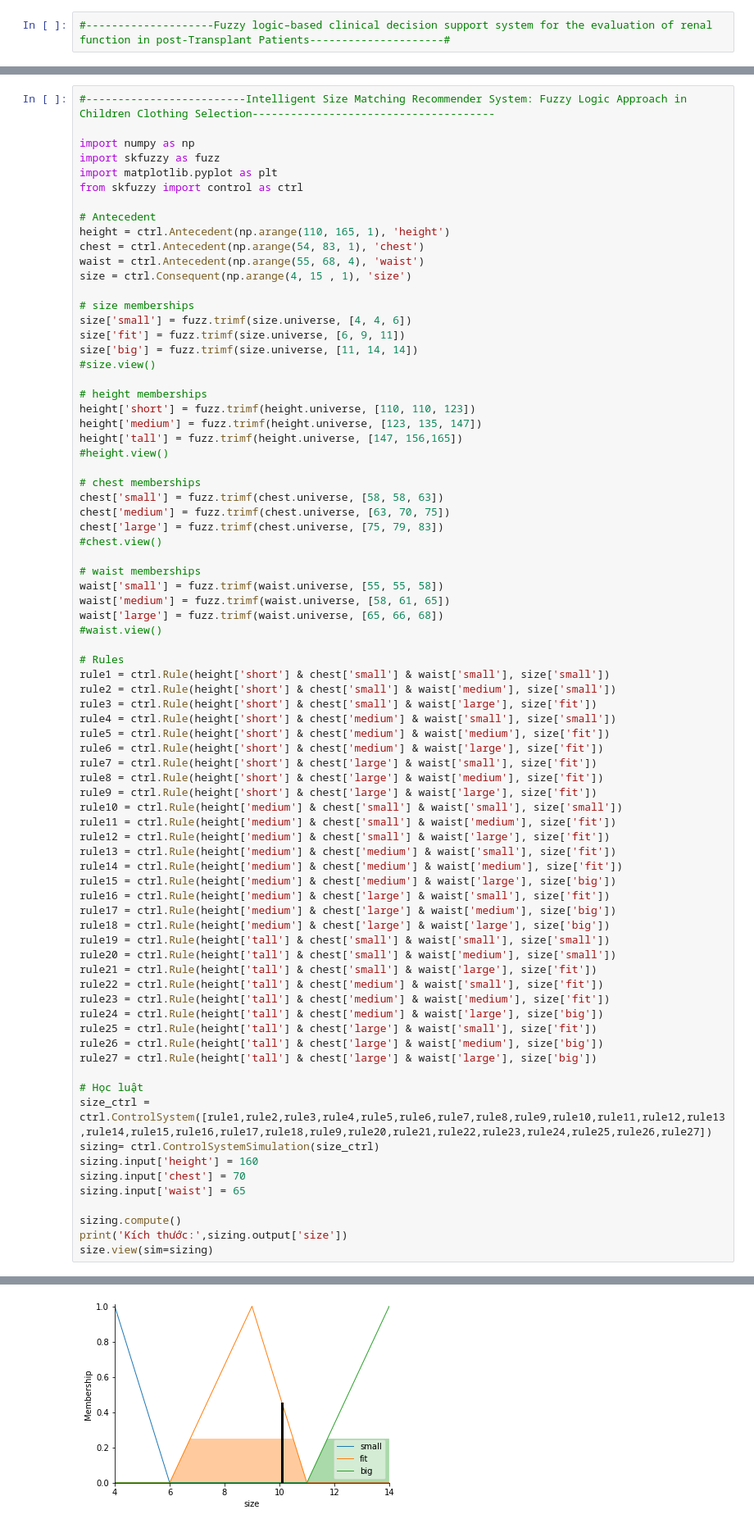
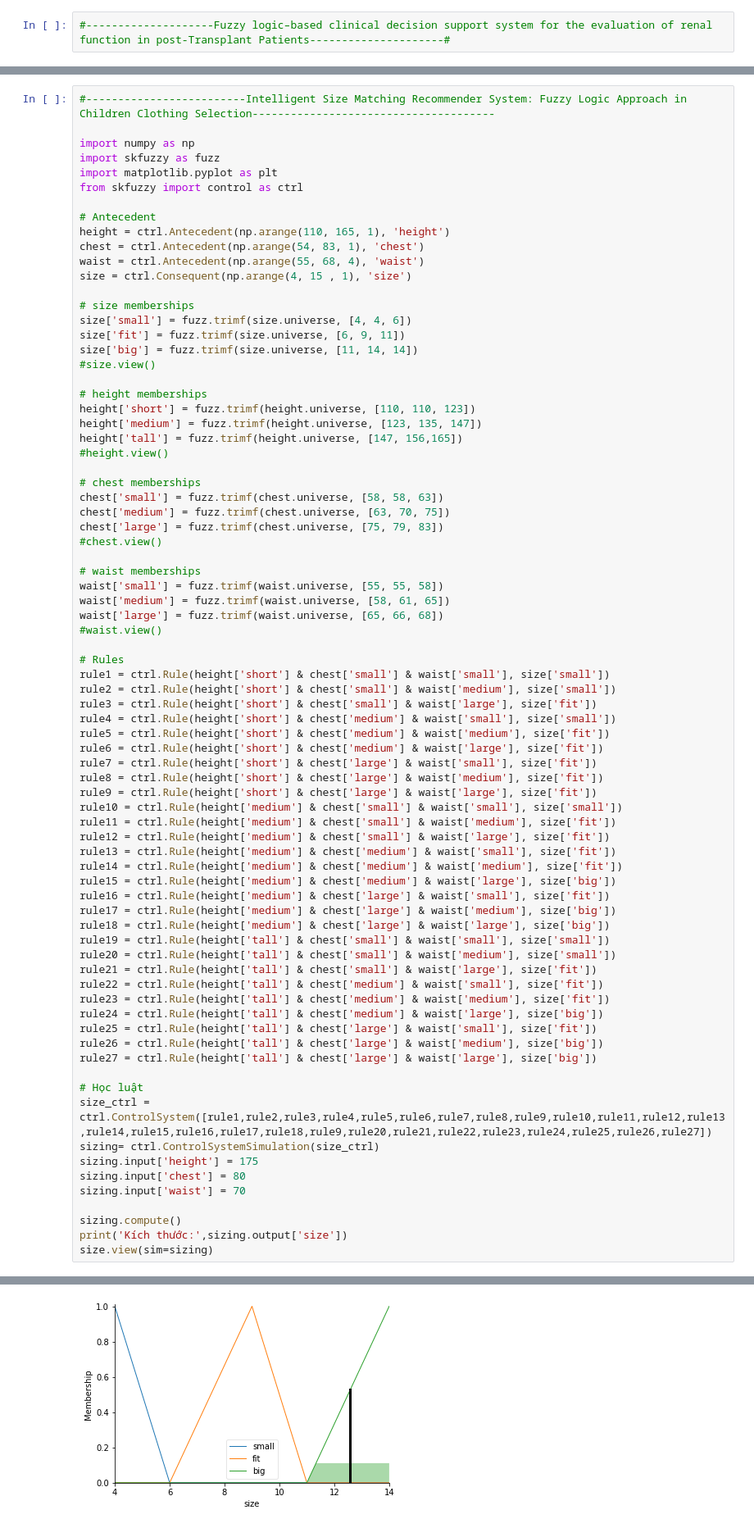
Before and after one commit to Shinhuynry/AI, a Jupyter notebook: Homework_Fuzzy_logic(week5).ipynb, the cells around one changed output, grey strips where cells are left out. Shown at 82% size. Drawn from its saved outputs; the diff is of its cells as text.

```diff
--- a/Homework_Fuzzy_logic(week5).ipynb
+++ b/Homework_Fuzzy_logic(week5).ipynb
@@ -373,9 +373,9 @@ rule27 = ctrl.Rule(height['tall'] & chest['large'] & waist['large'], size['big']
 # Học luật
 size_ctrl = ctrl.ControlSystem([rule1,rule2,rule3,rule4,rule5,rule6,rule7,rule8,rule9,rule10,rule11,rule12,rule13,rule14,rule15,rule16,rule17,rule18,rule9,rule20,rule21,rule22,rule23,rule24,rule25,rule26,rule27])
 sizing= ctrl.ControlSystemSimulation(size_ctrl)
-sizing.input['height'] = 160
-sizing.input['chest'] = 70
-sizing.input['waist'] = 65
+sizing.input['height'] = 175
+sizing.input['chest'] = 80
+sizing.input['waist'] = 70
 
 sizing.compute()
 print('Kích thước:',sizing.output['size'])
@@ -385 +385 @@ Kích thước: 10.104166666666666
-[figure, old version]
+[figure, new version]
```
Also changed, not shown: parts of 1 cell of this notebook.
